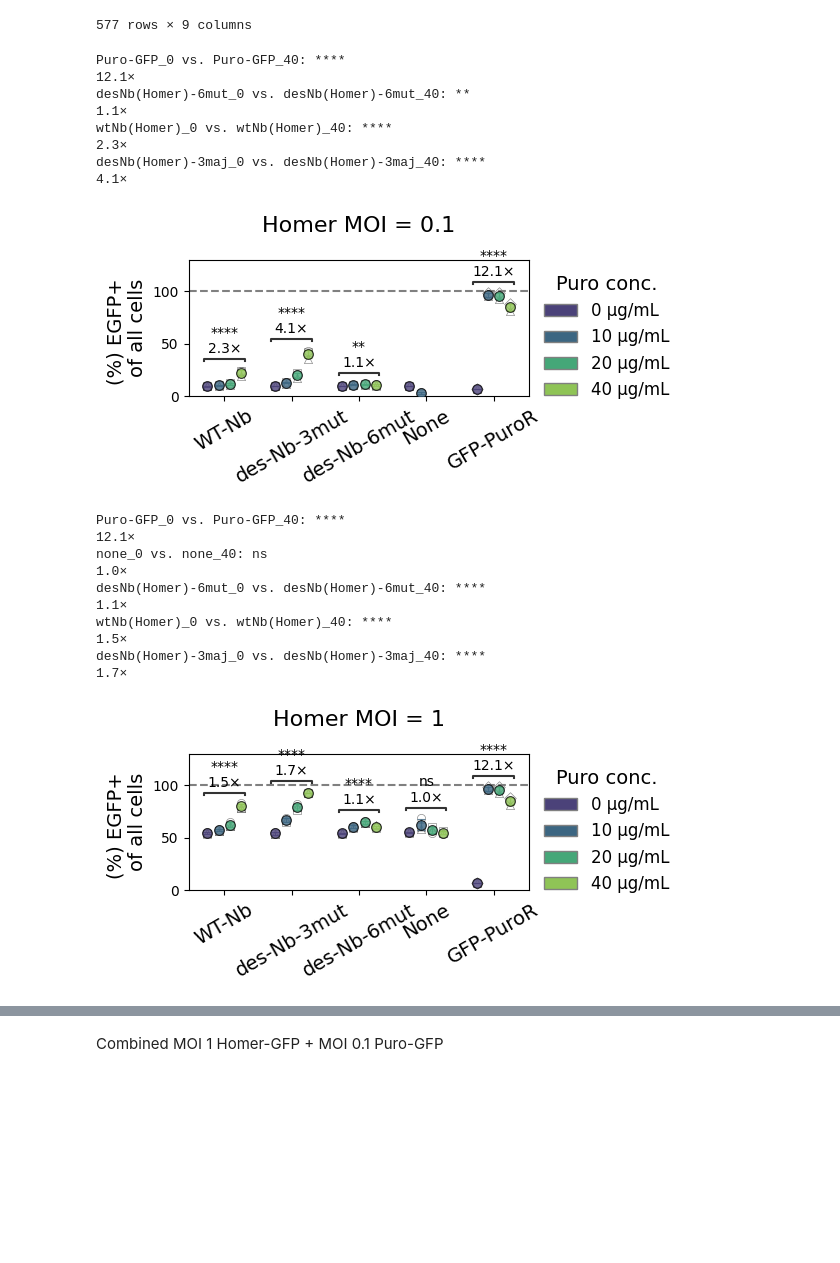
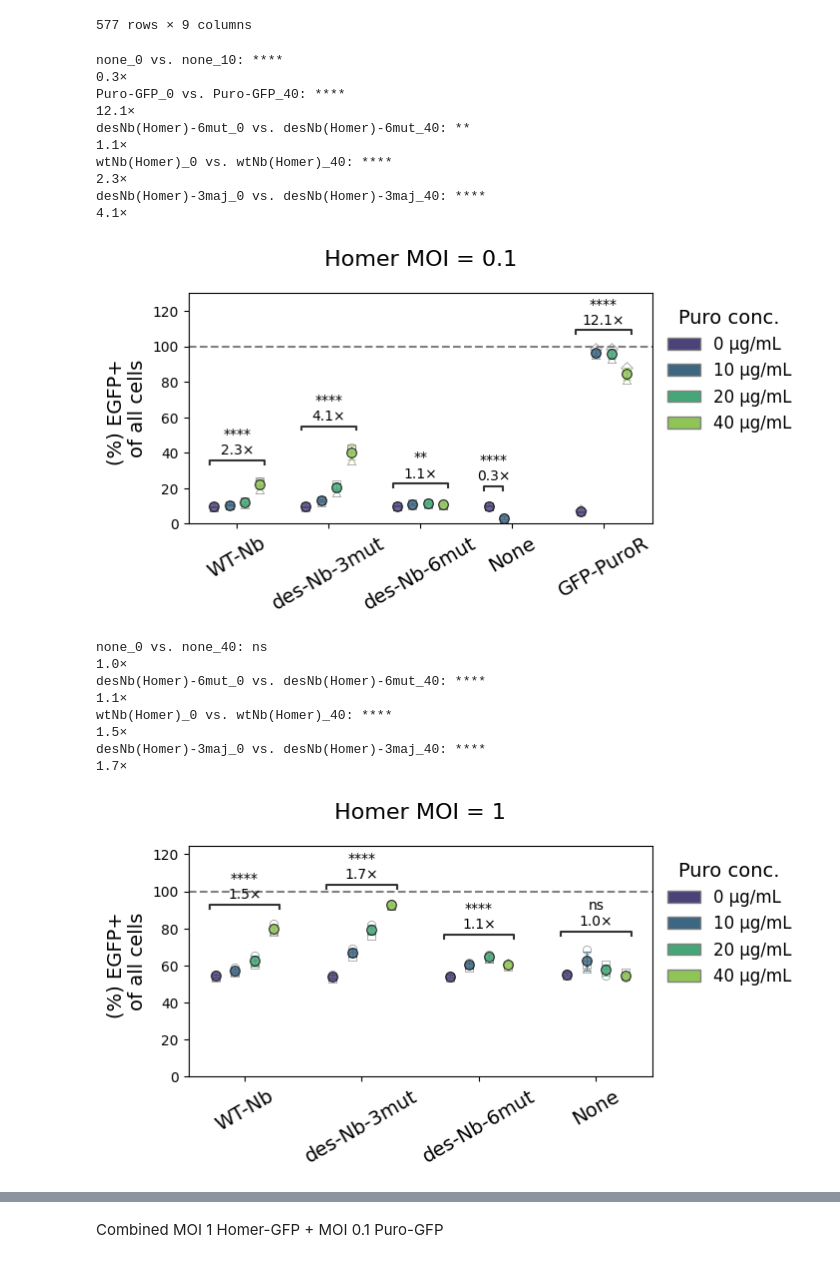
Before and after one commit to GallowayLabMIT/dasit_manuscript, a Jupyter notebook: Figure_XX_homer/homer_nb_selection.ipynb, the cells around one changed output, grey strips where cells are left out. Drawn from its saved outputs; the diff is of its cells as text; code cells hidden in the pictures; blank space fills up the shorter version.

Commit message:
updating homer 1

```diff
--- a/Figure_XX_homer/homer_nb_selection.ipynb
+++ b/Figure_XX_homer/homer_nb_selection.ipynb
@@ -404,7 +404,8 @@ pairs = [
     (('wtNb(Homer)', 0), ('wtNb(Homer)', 40)),
     (('desNb(Homer)-3maj', 0), ('desNb(Homer)-3maj', 40)),
     (('desNb(Homer)-6mut', 0), ('desNb(Homer)-6mut', 40)),
-    (('Puro-GFP', 0), ('Puro-GFP', 40))
+    (('Puro-GFP', 0), ('Puro-GFP', 40)),
+    (('none', 0), ('none', 10))
 ]
 
 
@@ -449,36 +450,38 @@ annotator = Annotator(
     x=x,
     y=y,
     hue=hue,
     order=order,
     hue_order=hue_order,
 )
 
 annotator.configure(
     test='t-test_ind',
     text_format='full',
     loc='inside',
     line_height=0.02,
     text_offset=2
 )
 
 annotator.set_custom_annotations(annotations)
 annotator.annotate()
 
 
-fig.tight_layout()
+#fig.tight_layout()
 
-plottitle = 'Figure_XX_homer_purity.svg'
+plottitle = 'Figure_XX_homer_MOI0.1_purity.svg'
 plt.savefig(rd.outfile(output_path/plottitle),bbox_inches='tight')
 # %% [output]
+none_0 vs. none_10: ****
+0.3×
 Puro-GFP_0 vs. Puro-GFP_40: ****
 12.1×
 desNb(Homer)-6mut_0 vs. desNb(Homer)-6mut_40: **
 1.1×
 wtNb(Homer)_0 vs. wtNb(Homer)_40: ****
 2.3×
 desNb(Homer)-3maj_0 vs. desNb(Homer)-3maj_40: ****
 4.1×
-[figure, old version]
+[figure, new version]
 # %%
 
 hue = 'puro'
@@ -492,13 +495,11 @@ order = [
     "wtNb(Homer)",
     "desNb(Homer)-3maj",
     "desNb(Homer)-6mut",
-    "none",
-    "Puro-GFP"
+    "none"
 ]
 
 subset = data_eGFP_percent_reps_control[
-    (data_eGFP_percent_reps_control['moi'] == 1) |
-    (data_eGFP_percent_reps_control['cond'] == 'Puro-GFP')
+    (data_eGFP_percent_reps_control['moi'] == 1)
 ]
 
 
@@ -615,7 +616,6 @@ label_map = {
     'wtNb(Homer)': 'WT-Nb',
     'desNb(Homer)-3maj': 'des-Nb-3mut',
     'desNb(Homer)-6mut': 'des-Nb-6mut',
-    'Puro-GFP': 'GFP-PuroR',
     'none': 'None'
 }
 
@@ -658,7 +658,6 @@ pairs = [
     (('wtNb(Homer)', 0), ('wtNb(Homer)', 40)),
     (('desNb(Homer)-3maj', 0), ('desNb(Homer)-3maj', 40)),
     (('desNb(Homer)-6mut', 0), ('desNb(Homer)-6mut', 40)),
-    (('Puro-GFP', 0), ('Puro-GFP', 40)),
     (('none', 0), ('none', 40))
 ]
 
@@ -720,13 +719,11 @@ annotator.set_custom_annotations(annotations)
 annotator.annotate()
 
 
-fig.tight_layout()
+#fig.tight_layout()
 
-plottitle = 'Figure_XX_homer_purity.svg'
+plottitle = 'Figure_XX_homer_MOI1_purity.svg'
 plt.savefig(rd.outfile(output_path/plottitle),bbox_inches='tight')
 # %% [output]
-Puro-GFP_0 vs. Puro-GFP_40: ****
-12.1×
 none_0 vs. none_40: ns
 1.0×
 desNb(Homer)-6mut_0 vs. desNb(Homer)-6mut_40: ****
@@ -735,7 +732,7 @@ wtNb(Homer)_0 vs. wtNb(Homer)_40: ****
 1.5×
 desNb(Homer)-3maj_0 vs. desNb(Homer)-3maj_40: ****
 1.7×
-[figure, old version]
+[figure, new version]
 # %%
 
 hue = 'puro'
```
Also changed, not shown: parts of 4 cells of this notebook.
